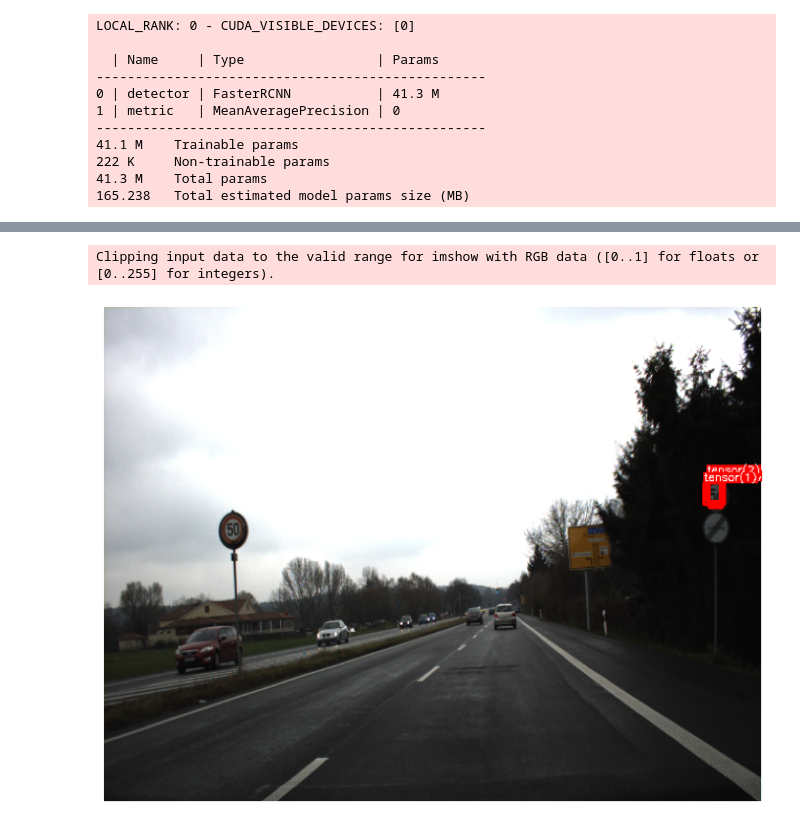
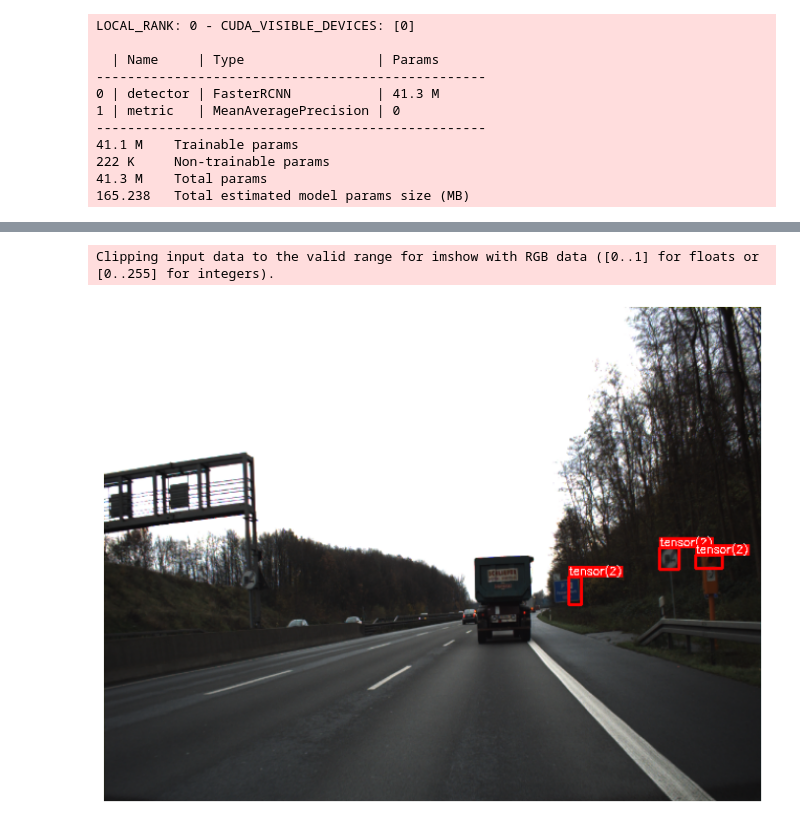
Before and after one commit to t1masavin/traffic-detection, a Jupyter notebook: detection copy.ipynb, the cells around one changed output, grey strips where cells are left out. Saved outputs shown, nothing was run; the diff lists cells and outputs as text; code cells hidden in the pictures.

```diff
--- a/detection copy.ipynb
+++ b/detection copy.ipynb
@@ -317,7 +284,7 @@ data_loader = torch.utils.data.DataLoader(
  train_set, batch_size=2, shuffle=True, num_workers=4, collate_fn=collate_fn,
  )
 val_loader = torch.utils.data.DataLoader(
- val_set, batch_size=2, shuffle=True, num_workers=4, collate_fn=collate_fn,
+ val_set, batch_size=2, num_workers=4, collate_fn=collate_fn,
  )
 # %%
 images,targets = next(iter(data_loader))
@@ -420,0 +399,2 @@ LOCAL_RANK: 0 - CUDA_VISIBLE_DEVICES: [0]
+# %%
+det_model = torch.load('detection_model_2.pt')
@@ -425,6 +413,6 @@ model = FasterRCNN(4)
 # %%
 model = model.load_from_checkpoint(checkpoint_path='lightning_logs/epoch=1-step=453.ckpt', n_classes=4)
 # %%
-model = model.to('cpu')
+det_model = det_model.to('cpu')
 # %%
-out = model(images)
+out = det_model(images)
@@ -469,8 +462,9 @@ tensor([[[255., 255., 255.,  ..., 255., 255., 255.],
 # %%
-visualize(images[0].permute(1,2,0).numpy() / 255., out[0]['boxes'][0:3], out[0]['labels'][0:3])
+j = 0
+visualize(images[j].permute(1,2,0).numpy() / 255., out[j]['boxes'][:3], out[j]['labels'][:3])
 # %% [output]
 Clipping input data to the valid range for imshow with RGB data ([0..1] for floats or [0..255] for integers).
-[figure, old version]
+[figure, new version]
 # %%
 # class Detection_model(LightningModule):
 #     def __init__(self):
```
Also changed, not shown: parts of 17 cells of this notebook, 1 other file.
